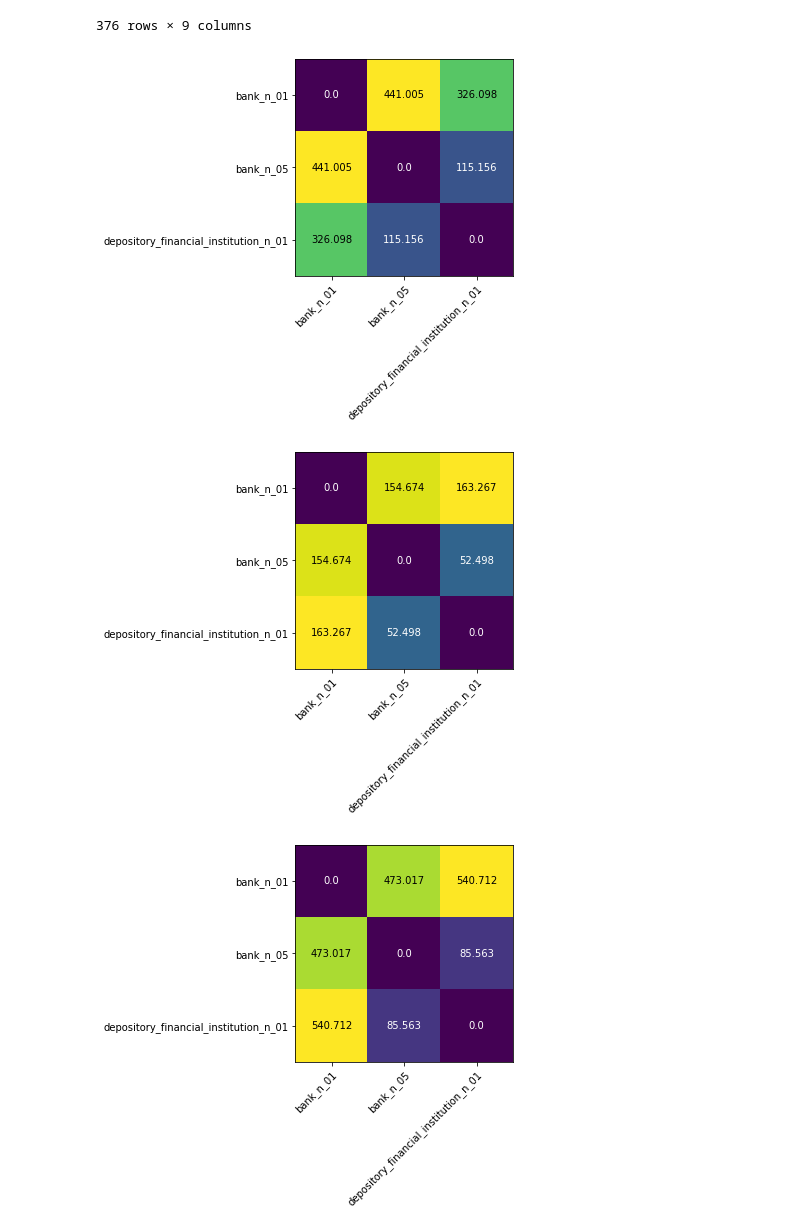
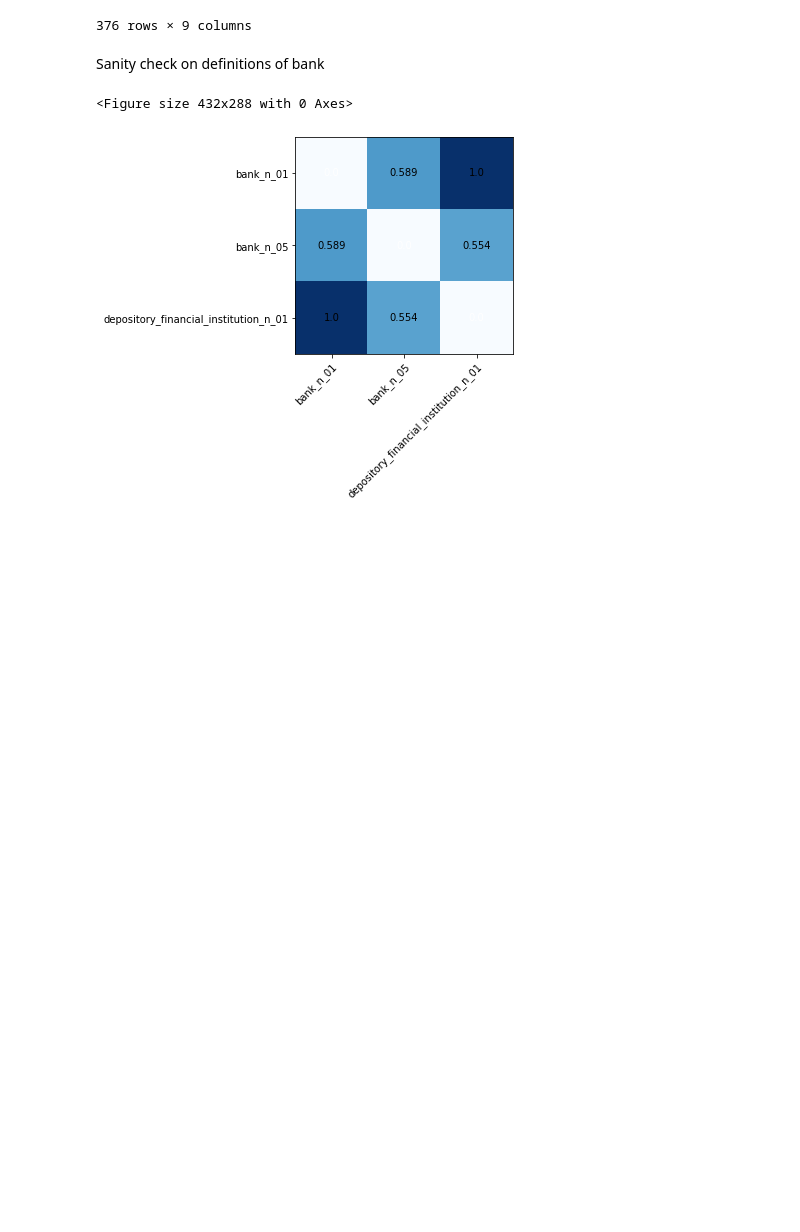
Before and after one commit to sathvikn/bert-wordsense, a Jupyter notebook: codebase/notebooks/pilesort-analysis.ipynb, the cells around one changed output. Drawn from its saved outputs; the diff is of its cells as text; code cells hidden in the pictures; blank space fills up the shorter version.

```diff
--- a/codebase/notebooks/pilesort-analysis.ipynb
+++ b/codebase/notebooks/pilesort-analysis.ipynb
@@ -4,9 +4,9 @@ from core import analysis
 # %%
-db = analysis.access_db()
+db = access_db()
 # %%
-trials = analysis.get_trial_data(db)
+trials = get_trial_data(db)
 # %%
-participants = analysis.get_participant_data(db)
+participants = get_participant_data(db)
 # %%
 wids = [27046826551,
 67313721753,
@@ -40,0 +39,2 @@ San
+# %% [markdown]
+Sanity check on definitions of bank
@@ -41,8 +43,9 @@ San
+# %%
+plt.set_cmap('Blues')
+# %% [output]
+<Figure size 432x288 with 0 Axes>
 # %%
-for u in users:
-    user_result, senses = get_subject_mtx(results, u, 'bank_n', 'training')
-    plot_mtx(user_result, senses)
+user_result, senses = get_subject_mtx(results, '-M3xbEdg3XIZca4MA7SZ', 'bank_n', 'training')
+plot_mtx(user_result, senses)
 # %% [output]
-[figure, old version]
+[figure, new version]
-[figure, removed]
-[figure, removed]
```
Also changed, not shown: parts of 6 cells of this notebook, 1 other file.
